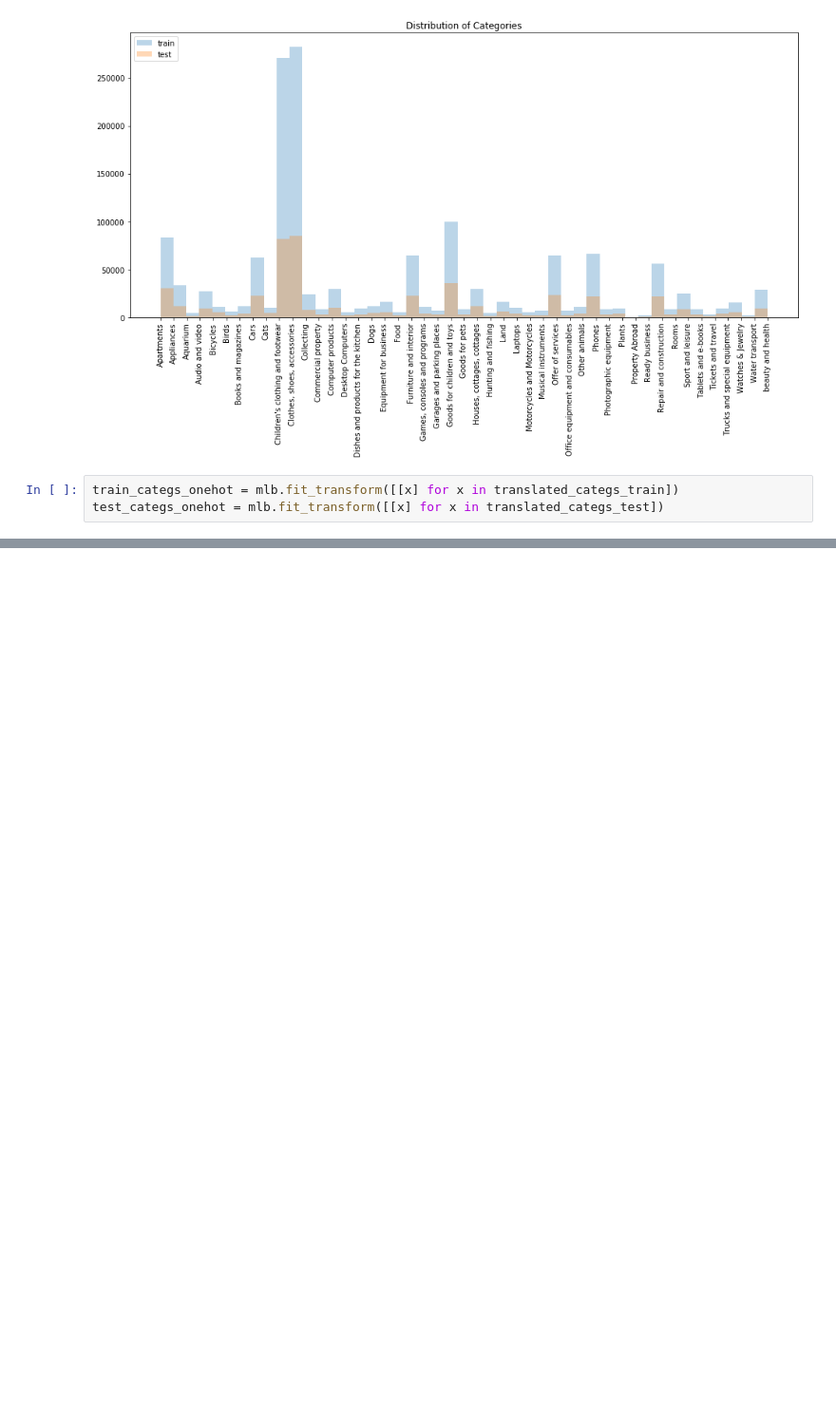
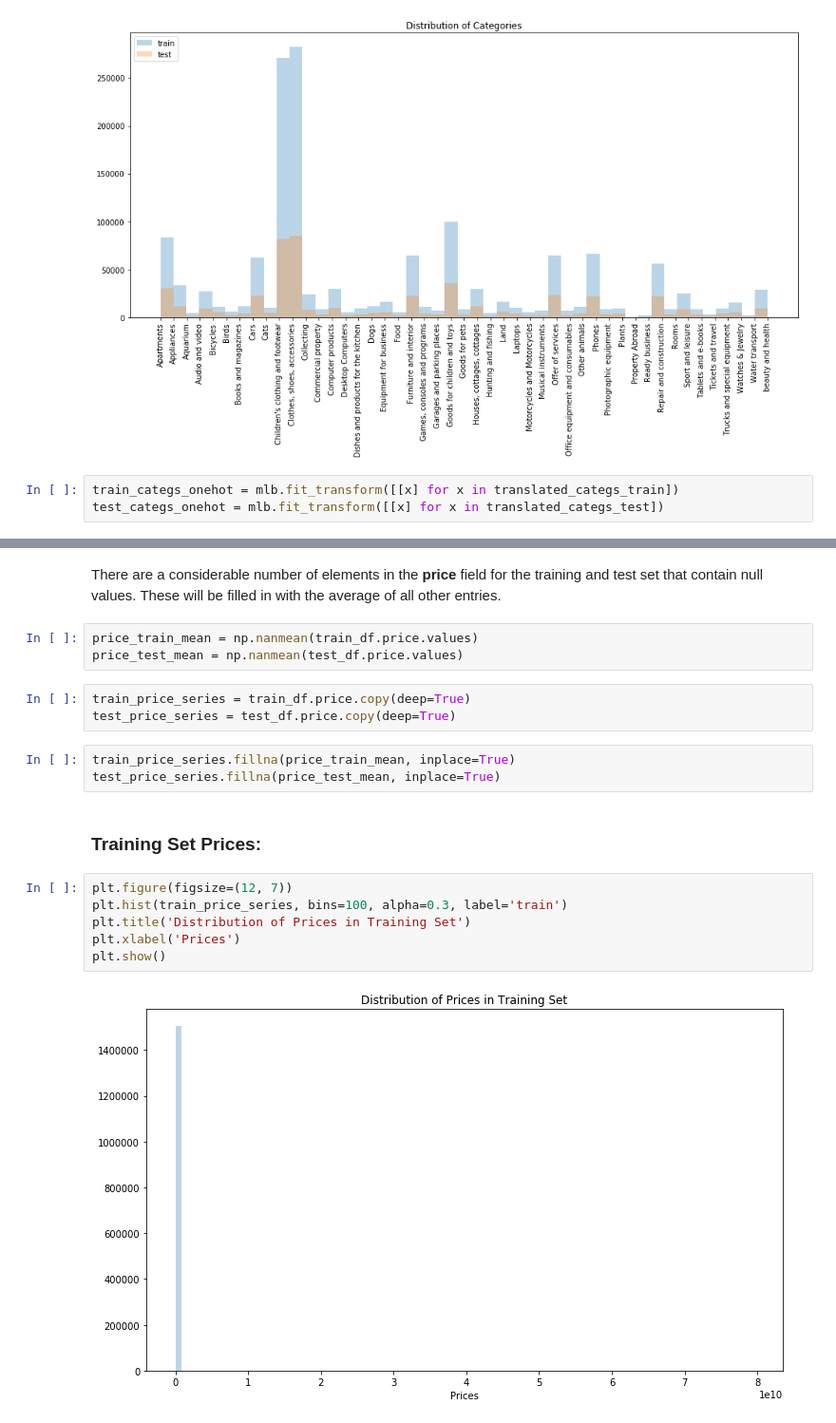
Before and after one commit to gestalt-howard/avito-demand-prediction, a Jupyter notebook: scripts/Stage_0_Data_Exploration.ipynb, the cells around one changed output, grey strips where cells are left out. Shown at 95% size. Saved outputs shown, nothing was run; the diff lists cells and outputs as text; blank space fills up the shorter version.

```diff
--- a/scripts/Stage_0_Data_Exploration.ipynb
+++ b/scripts/Stage_0_Data_Exploration.ipynb
@@ -364,0 +438,21 @@ test_categs_onehot = mlb.fit_transform([[x] for x in translated_categs_test])
+# %% [markdown]
+There are a considerable number of elements in the **price** field for the training and test set that contain null values. These will be filled in with the average of all other entries.
+# %%
+price_train_mean = np.nanmean(train_df.price.values)
+price_test_mean = np.nanmean(test_df.price.values)
+# %%
+train_price_series = train_df.price.copy(deep=True)
+test_price_series = test_df.price.copy(deep=True)
+# %%
+train_price_series.fillna(price_train_mean, inplace=True)
+test_price_series.fillna(price_test_mean, inplace=True)
+# %% [markdown]
+### Training Set Prices:
+# %%
+plt.figure(figsize=(12, 7))
+plt.hist(train_price_series, bins=100, alpha=0.3, label='train')
+plt.title('Distribution of Prices in Training Set')
+plt.xlabel('Prices')
+plt.show()
+# %% [output]
+[figure, added]
```
Also changed, not shown: parts of 36 cells of this notebook.
